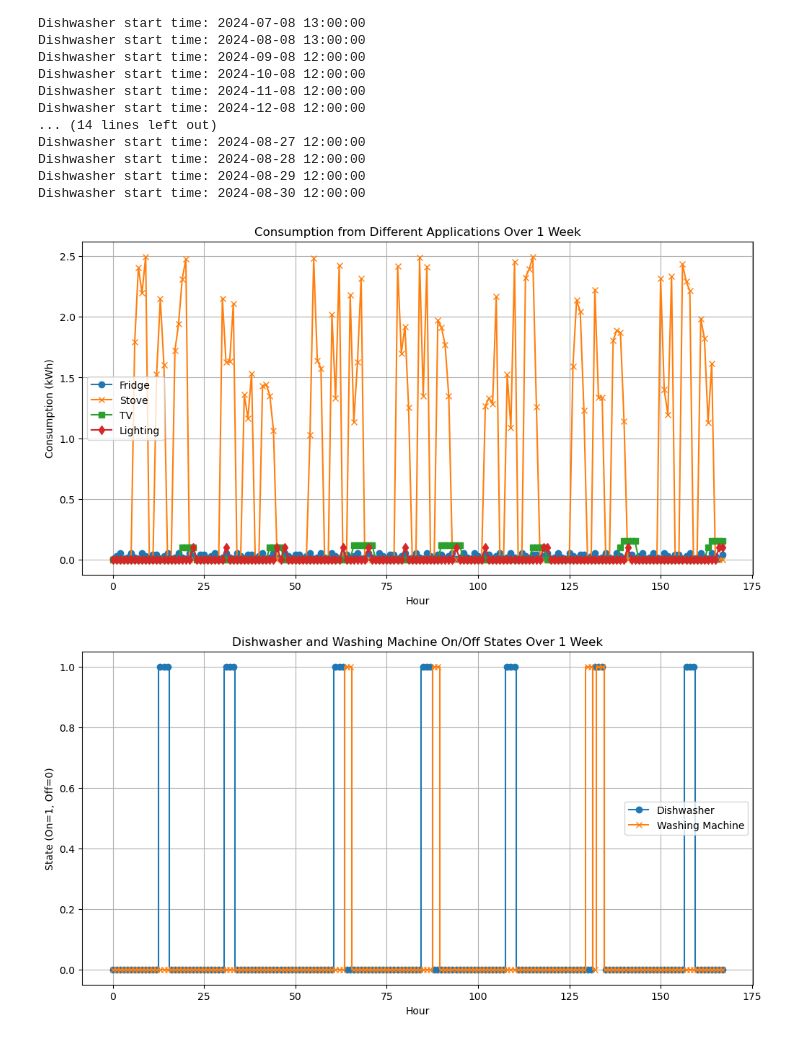
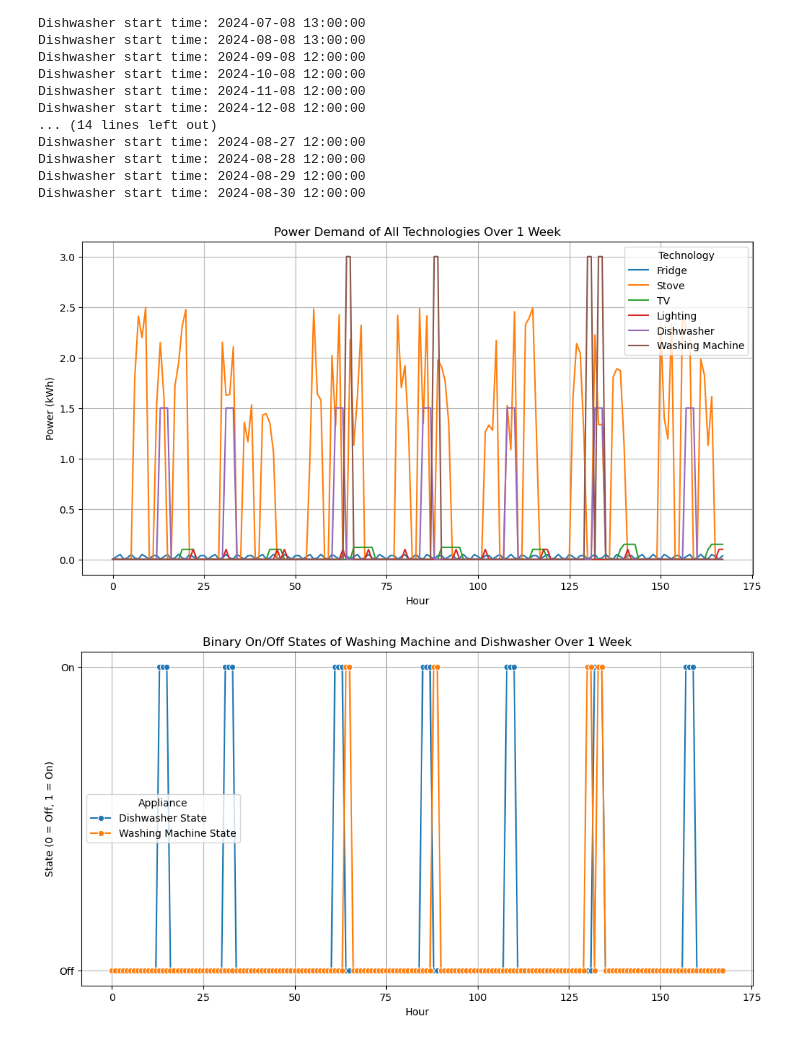
Before and after one commit to sewaelty/optimization_project, a Jupyter notebook: playground/simon/simons_sandchaste_washing_machine.ipynb, the cells around one changed output. Saved outputs shown, nothing was run; the diff lists cells and outputs as text; code cells hidden in the pictures.

Commit message:
besseri plots

```diff
--- a/playground/simon/simons_sandchaste_washing_machine.ipynb
+++ b/playground/simon/simons_sandchaste_washing_machine.ipynb
@@ -392,39 +392,58 @@ Dishwasher start time: 2024-08-28 12:00:00
 Dishwasher start time: 2024-08-29 12:00:00
 Dishwasher start time: 2024-08-30 12:00:00
 # %%
-import numpy as np
+import seaborn as sns
+import pandas as pd
 
 import matplotlib.pyplot as plt
 
 # Define the time range for one week
 time_range = range(0, 24 * 7)  # 7 days, 24 hours each
 
-# Plot the consumption from different applications over 1 week
+# Create a DataFrame for the first plot
+data_power = pd.DataFrame({
+    'Hour': list(time_range),
+    'Fridge': fridge[:len(time_range)],
+    'Stove': stove[:len(time_range)],
+    'TV': tv[:len(time_range)],
+    'Lighting': lighting[:len(time_range)],
+    'Dishwasher': [power_dishwasher * binary_dishwasher[t].X for t in time_range],
+    'Washing Machine': [power_wm * binary_wm[t].X for t in time_range]
+})
+
+# Melt the data for easier plotting
+data_power_melted = data_power.melt(id_vars='Hour', var_name='Technology', value_name='Power (kWh)')
+
+# Plot 1: Power demand of all technologies
 plt.figure(figsize=(12, 6))
-plt.plot(time_range, fridge[:len(time_range)], label="Fridge", linestyle='-', marker='o')
-plt.plot(time_range, stove[:len(time_range)], label="Stove", linestyle='-', marker='x')
-plt.plot(time_range, tv[:len(time_range)], label="TV", linestyle='-', marker='s')
-plt.plot(time_range, lighting[:len(time_range)], label="Lighting", linestyle='-', marker='d')
-plt.xlabel("Hour")
-plt.ylabel("Consumption (kWh)")
-plt.title("Consumption from Different Applications Over 1 Week")
-plt.legend()
-plt.grid()
+sns.lineplot(data=data_power_melted, x='Hour', y='Power (kWh)', hue='Technology')
+plt.title('Power Demand of All Technologies Over 1 Week')
+plt.xlabel('Hour')
+plt.ylabel('Power (kWh)')
+plt.legend(title='Technology')
+plt.grid(True)
 plt.show()
 
-# Plot the on/off states of dishwasher and washing machine
-dishwasher_states = [binary_dishwasher[t].X for t in time_range]
-washing_machine_states = [binary_wm[t].X for t in time_range]
+# Create a DataFrame for the second plot
+data_binary = pd.DataFrame({
+    'Hour': list(time_range),
+    'Dishwasher State': [binary_dishwasher[t].X for t in time_range],
+    'Washing Machine State': [binary_wm[t].X for t in time_range]
+})
 
+# Melt the data for easier plotting
+data_binary_melted = data_binary.melt(id_vars='Hour', var_name='Appliance', value_name='State')
+
+# Plot 2: Binary on/off states of washing machine and dishwasher
 plt.figure(figsize=(12, 6))
-plt.step(time_range, dishwasher_states, label="Dishwasher", where='mid', linestyle='-', marker='o')
-plt.step(time_range, washing_machine_states, label="Washing Machine", where='mid', linestyle='-', marker='x')
-plt.xlabel("Hour")
-plt.ylabel("State (On=1, Off=0)")
-plt.title("Dishwasher and Washing Machine On/Off States Over 1 Week")
-plt.legend()
-plt.grid()
+sns.lineplot(data=data_binary_melted, x='Hour', y='State', hue='Appliance', marker='o')
+plt.title('Binary On/Off States of Washing Machine and Dishwasher Over 1 Week')
+plt.xlabel('Hour')
+plt.ylabel('State (0 = Off, 1 = On)')
+plt.yticks([0, 1], ['Off', 'On'])
+plt.legend(title='Appliance')
+plt.grid(True)
 plt.show()
 # %% [output]
-[figure, old version]
+[figure, new version]
-[figure, old version]
+[figure, new version]
```
Also changed, not shown: parts of 1 cell of this notebook.
